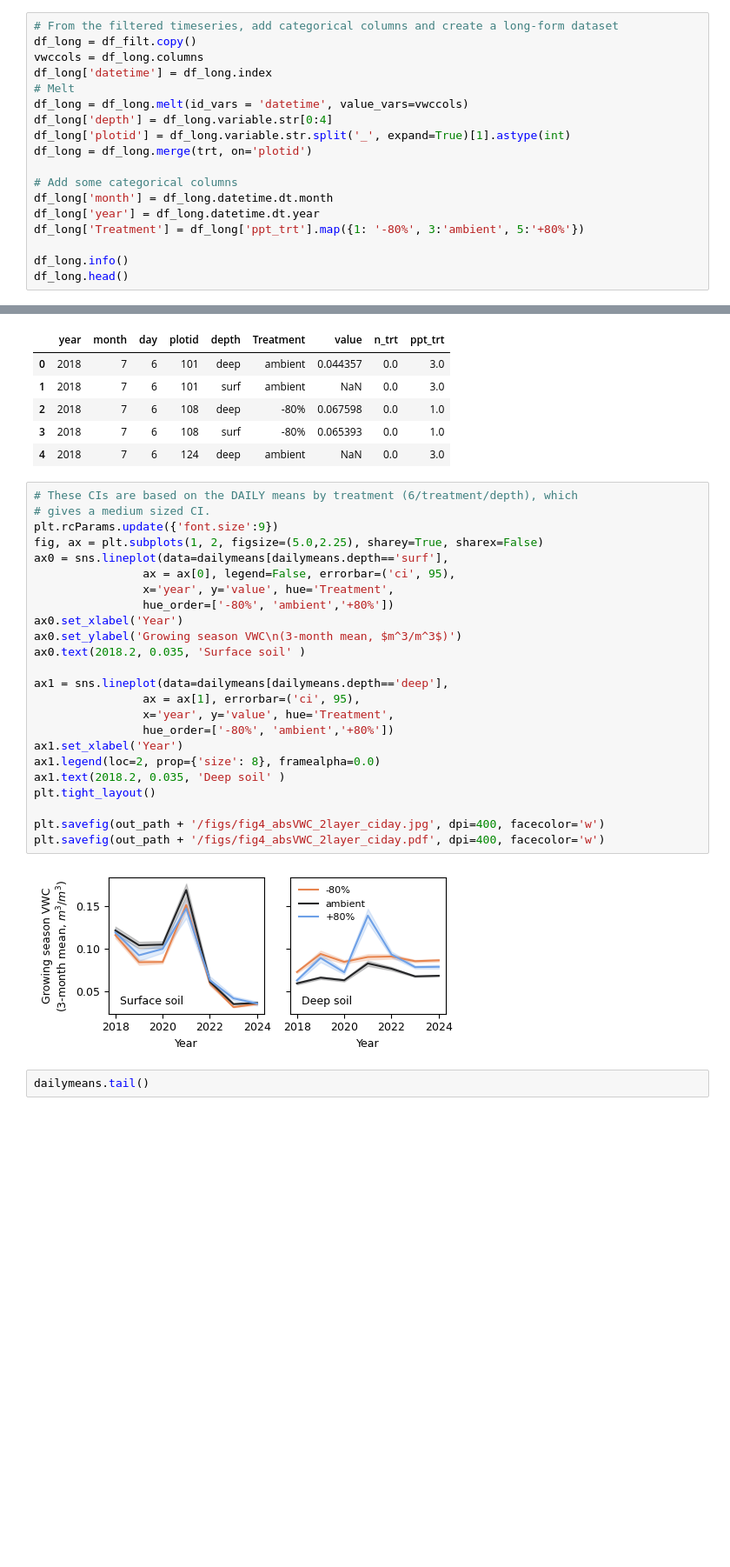
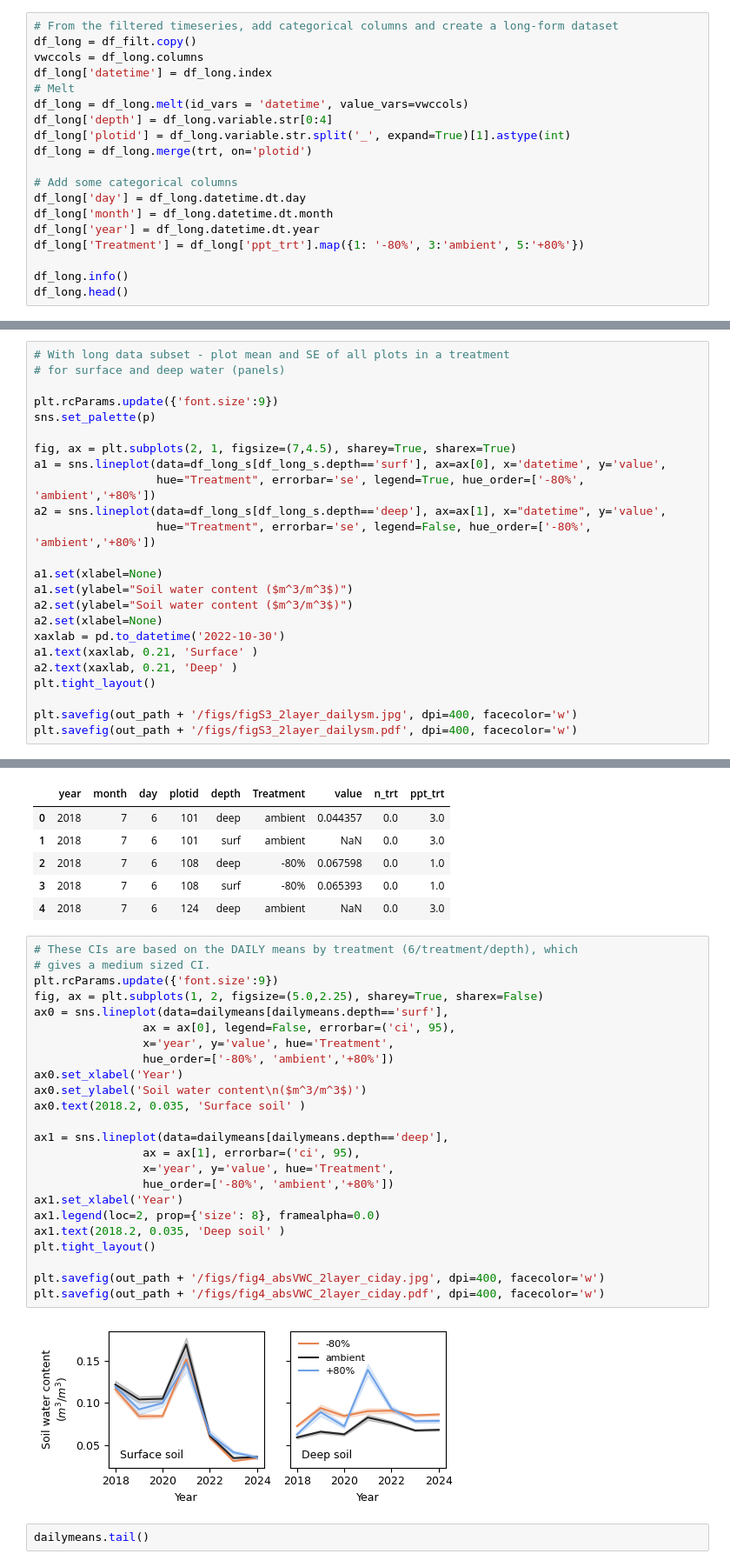
Before and after one commit to jornada-im/pubs-gc-ltreb, a Jupyter notebook: manuscripts/schadenfreude/SoilMoisture.ipynb, the cells around one changed output, grey strips where cells are left out. Shown at 87% size. Cells and saved outputs as stored; diff of their text form; blank space fills up the shorter version.

```diff
--- a/manuscripts/schadenfreude/SoilMoisture.ipynb
+++ b/manuscripts/schadenfreude/SoilMoisture.ipynb
@@ -44,6 +44,7 @@ df_long['plotid'] = df_long.variable.str.split('_', expand=True)[1].astype(int)
 df_long = df_long.merge(trt, on='plotid')
 
 # Add some categorical columns
+df_long['day'] = df_long.datetime.dt.day
 df_long['month'] = df_long.datetime.dt.month
 df_long['year'] = df_long.datetime.dt.year
 df_long['Treatment'] = df_long['ppt_trt'].map({1: '-80%', 3:'ambient', 5:'+80%'})
@@ -102,0 +121,24 @@ plt.tight_layout()
+# %%
+# With long data subset - plot mean and SE of all plots in a treatment
+# for surface and deep water (panels)
+
+plt.rcParams.update({'font.size':9})
+sns.set_palette(p)
+
+fig, ax = plt.subplots(2, 1, figsize=(7,4.5), sharey=True, sharex=True)
+a1 = sns.lineplot(data=df_long_s[df_long_s.depth=='surf'], ax=ax[0], x='datetime', y='value',
+                  hue="Treatment", errorbar='se', legend=True, hue_order=['-80%', 'ambient','+80%'])
+a2 = sns.lineplot(data=df_long_s[df_long_s.depth=='deep'], ax=ax[1], x="datetime", y='value',
+                  hue="Treatment", errorbar='se', legend=False, hue_order=['-80%', 'ambient','+80%'])
+
+a1.set(xlabel=None)
+a1.set(ylabel="Soil water content ($m^3/m^3$)")
+a2.set(ylabel="Soil water content ($m^3/m^3$)")
+a2.set(xlabel=None)
+xaxlab = pd.to_datetime('2022-10-30')
+a1.text(xaxlab, 0.21, 'Surface' )
+a2.text(xaxlab, 0.21, 'Deep' )
+plt.tight_layout()
+
+plt.savefig(out_path + '/figs/figS3_2layer_dailysm.jpg', dpi=400, facecolor='w')
+plt.savefig(out_path + '/figs/figS3_2layer_dailysm.pdf', dpi=400, facecolor='w')
@@ -227,29 +271,29 @@ dailymeans.head()
 # %%
 # These CIs are based on the DAILY means by treatment (6/treatment/depth), which
 # gives a medium sized CI.
 plt.rcParams.update({'font.size':9})
 fig, ax = plt.subplots(1, 2, figsize=(5.0,2.25), sharey=True, sharex=False)
 ax0 = sns.lineplot(data=dailymeans[dailymeans.depth=='surf'],
                 ax = ax[0], legend=False, errorbar=('ci', 95),
                 x='year', y='value', hue='Treatment',
                 hue_order=['-80%', 'ambient','+80%'])
 ax0.set_xlabel('Year')
-ax0.set_ylabel('Growing season VWC\n(3-month mean, $m^3/m^3$)')
+ax0.set_ylabel('Soil water content\n($m^3/m^3$)')
 ax0.text(2018.2, 0.035, 'Surface soil' )
 
 ax1 = sns.lineplot(data=dailymeans[dailymeans.depth=='deep'],
                 ax = ax[1], errorbar=('ci', 95),
                 x='year', y='value', hue='Treatment',
                 hue_order=['-80%', 'ambient','+80%'])
 ax1.set_xlabel('Year')
 ax1.legend(loc=2, prop={'size': 8}, framealpha=0.0)
 ax1.text(2018.2, 0.035, 'Deep soil' )
 plt.tight_layout()
 
 plt.savefig(out_path + '/figs/fig4_absVWC_2layer_ciday.jpg', dpi=400, facecolor='w')
 plt.savefig(out_path + '/figs/fig4_absVWC_2layer_ciday.pdf', dpi=400, facecolor='w')
 # %% [output]
-[figure, old version]
+[figure, new version]
 # %%
 dailymeans.tail()
 # %% [output]
```
Also changed, not shown: parts of 9 cells of this notebook, 1 other file.
